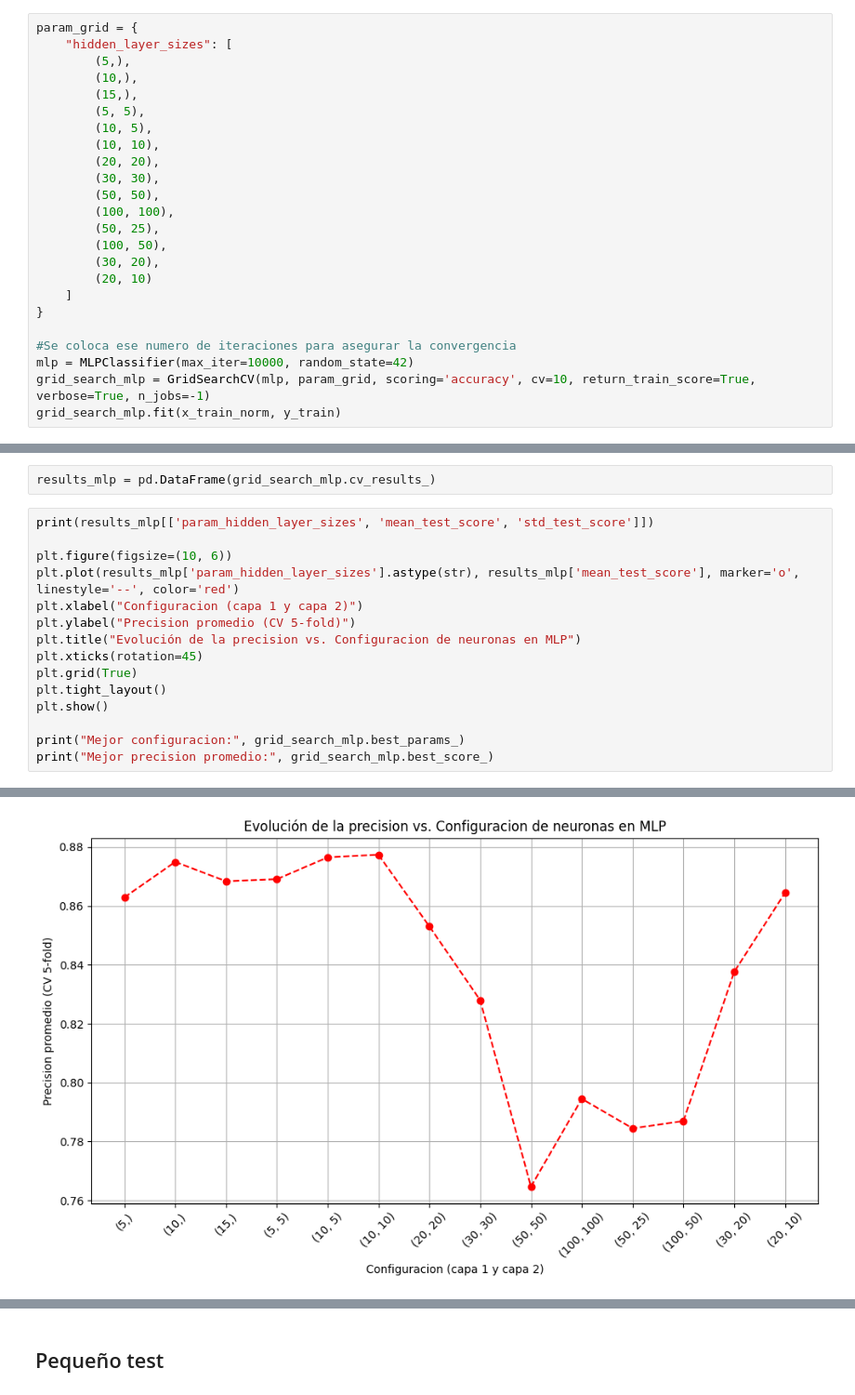
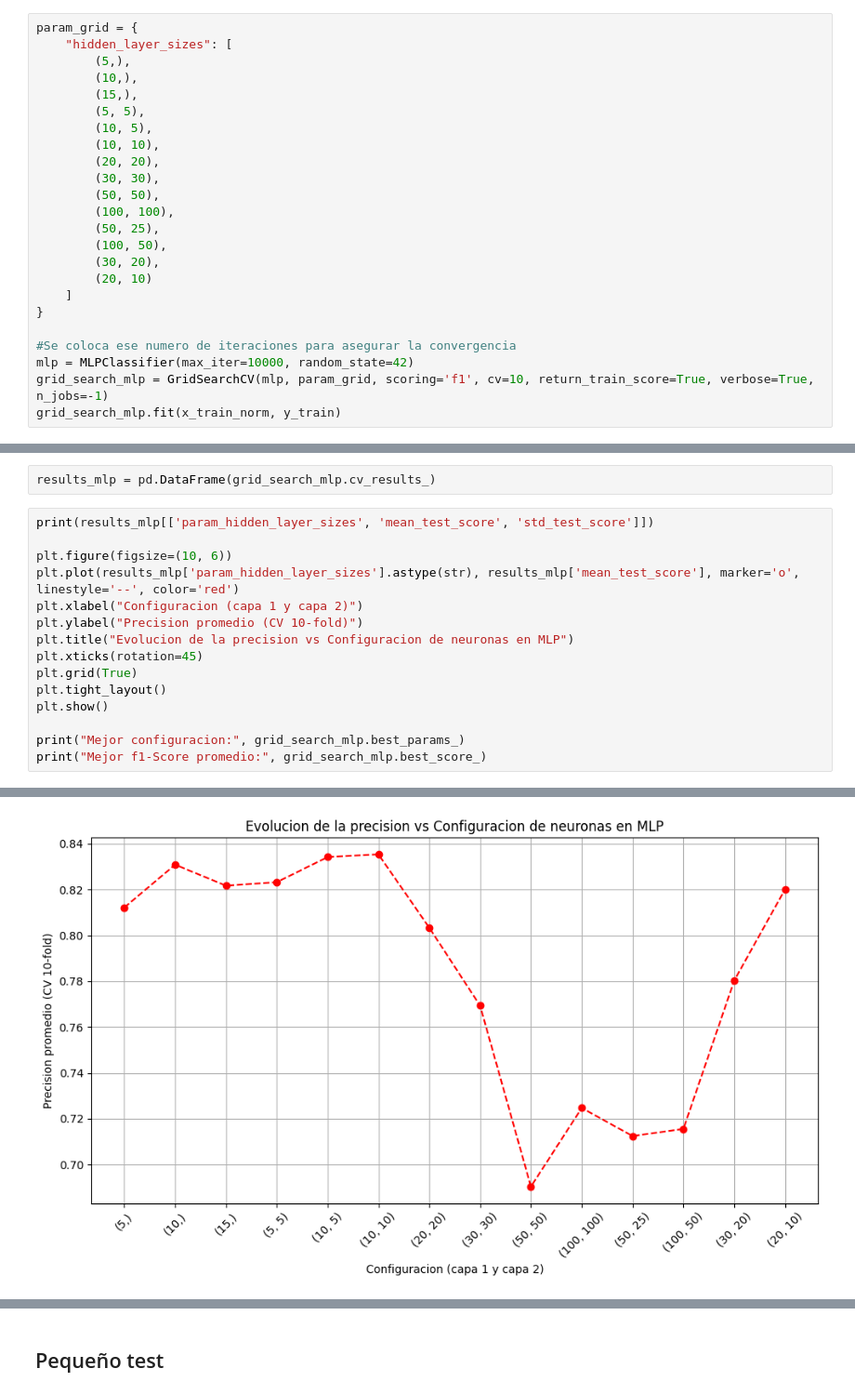
Before and after one commit to Malk97sc/Data_Science, a Jupyter notebook: Ejercicio 1 - BASICO.ipynb, the cells around one changed output, grey strips where cells are left out. Shown at 93% size. Saved outputs shown, nothing was run; the diff lists cells and outputs as text.

```diff
--- a/Ejercicio 1 - BASICO.ipynb
+++ b/Ejercicio 1 - BASICO.ipynb
@@ -651,7 +676,7 @@ param_grid = {
 
 #Se coloca ese numero de iteraciones para asegurar la convergencia
 mlp = MLPClassifier(max_iter=10000, random_state=42)
-grid_search_mlp = GridSearchCV(mlp, param_grid, scoring='accuracy', cv=10, return_train_score=True, verbose=True, n_jobs=-1)
+grid_search_mlp = GridSearchCV(mlp, param_grid, scoring='f1', cv=10, return_train_score=True, verbose=True, n_jobs=-1)
 grid_search_mlp.fit(x_train_norm, y_train)
 # %% [output]
 Fitting 10 folds for each of 14 candidates, totalling 140 fits
@@ -671,14 +696,14 @@ print(results_mlp[['param_hidden_layer_sizes', 'mean_test_score', 'std_test_scor
 plt.figure(figsize=(10, 6))
 plt.plot(results_mlp['param_hidden_layer_sizes'].astype(str), results_mlp['mean_test_score'], marker='o', linestyle='--', color='red')
 plt.xlabel("Configuracion (capa 1 y capa 2)")
-plt.ylabel("Precision promedio (CV 5-fold)")
-plt.title("Evolución de la precision vs. Configuracion de neuronas en MLP")
+plt.ylabel("Precision promedio (CV 10-fold)")
+plt.title("Evolucion de la precision vs Configuracion de neuronas en MLP")
 plt.xticks(rotation=45)
 plt.grid(True)
 plt.tight_layout()
 plt.show()
 
 print("Mejor configuracion:", grid_search_mlp.best_params_)
-print("Mejor precision promedio:", grid_search_mlp.best_score_)
+print("Mejor f1-Score promedio:", grid_search_mlp.best_score_)
 # %% [output]
    param_hidden_layer_sizes  mean_test_score  std_test_score
@@ -699,2 +724,2 @@ print("Mejor precision promedio:", grid_search_mlp.best_score_)
-[figure, old version]
+[figure, new version]
 Mejor configuracion: {'hidden_layer_sizes': (10, 10)}
```
Also changed, not shown: parts of 41 cells of this notebook, 3 other files.
